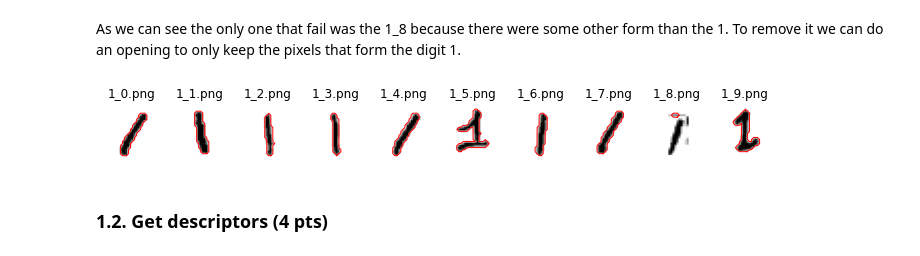
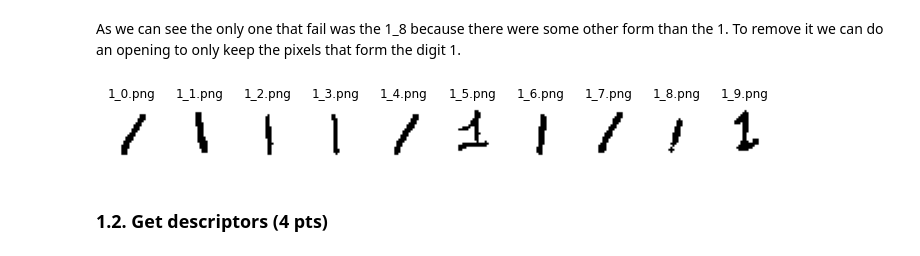
Before and after one commit to rinoago/iapr, a Jupyter notebook: labs/lab_02_object_description.ipynb, the cells around one changed output. Drawn from its saved outputs; the diff is of its cells as text; code cells hidden in the pictures.

```diff
--- a/labs/lab_02_object_description.ipynb
+++ b/labs/lab_02_object_description.ipynb
@@ -293,25 +275,24 @@ As we can see the only one that fail was the 1_8 because there were some other f
 # %%
 from skimage.morphology import square
 from skimage.morphology.binary import binary_opening
 
-disksize_close = skimage.morphology.disk(1.2)
+disksize_close = skimage.morphology.disk(1)
 disksize_open = skimage.morphology.disk(0) # no opening
 
 # Opening on 1_8.png
-ones[8] = binary_opening(ones[8], square(8))
+ones[8] = binary_opening(ones[8], disksize_close)
 ones[8][ones[8] == 1] = 255
 
 fig, axes = plt.subplots(1, len(ones), figsize=(12, 3))
 
-for ax, cont, nm, orig in zip(axes, ones_cont, ones_names, ones_im):
+for ax, cont, nm, orig in zip(axes, ones_cont, ones_names, ones):
     # invert the colormap to make the form white
     ax.imshow(orig, cmap='gray_r')
     # plot the contour in red
-    ax.plot(cont[:,1],cont[:,0], c='red', linewidth=1)
     ax.axis('off')
     ax.set_title(nm)
 # %% [output]
-[figure, old version]
+[figure, new version]
 # %% [markdown]
 ### 1.2. Get descriptors (4 pts)
 # %%
```
Also changed, not shown: parts of 10 cells of this notebook.
